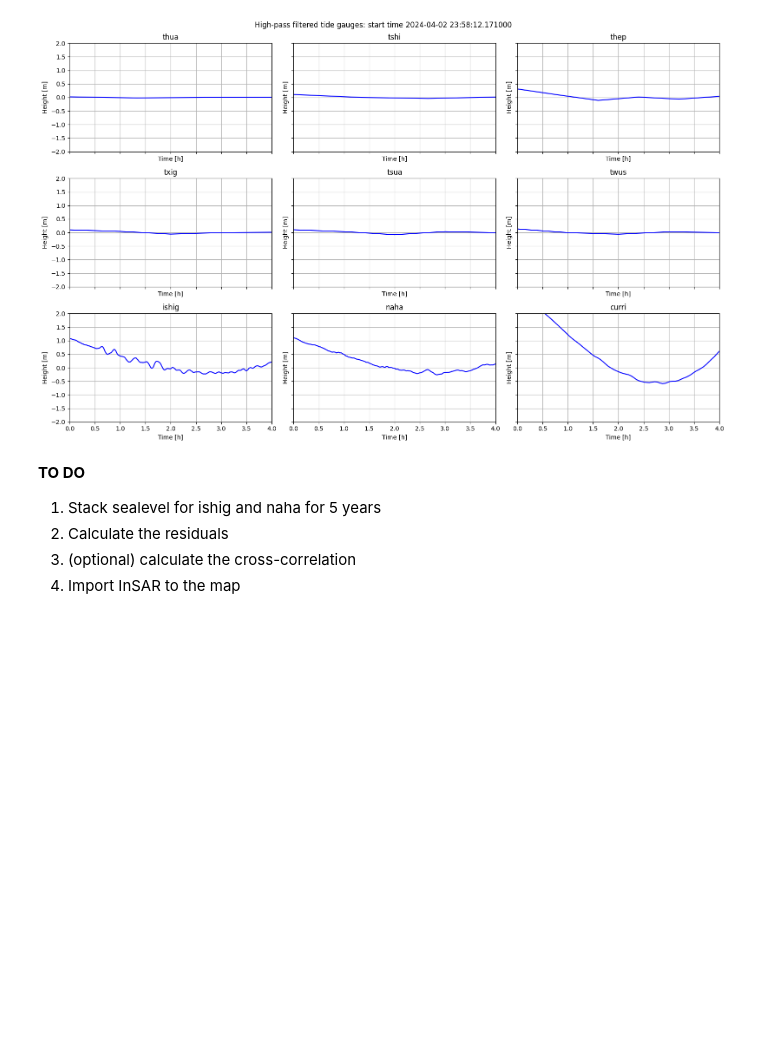
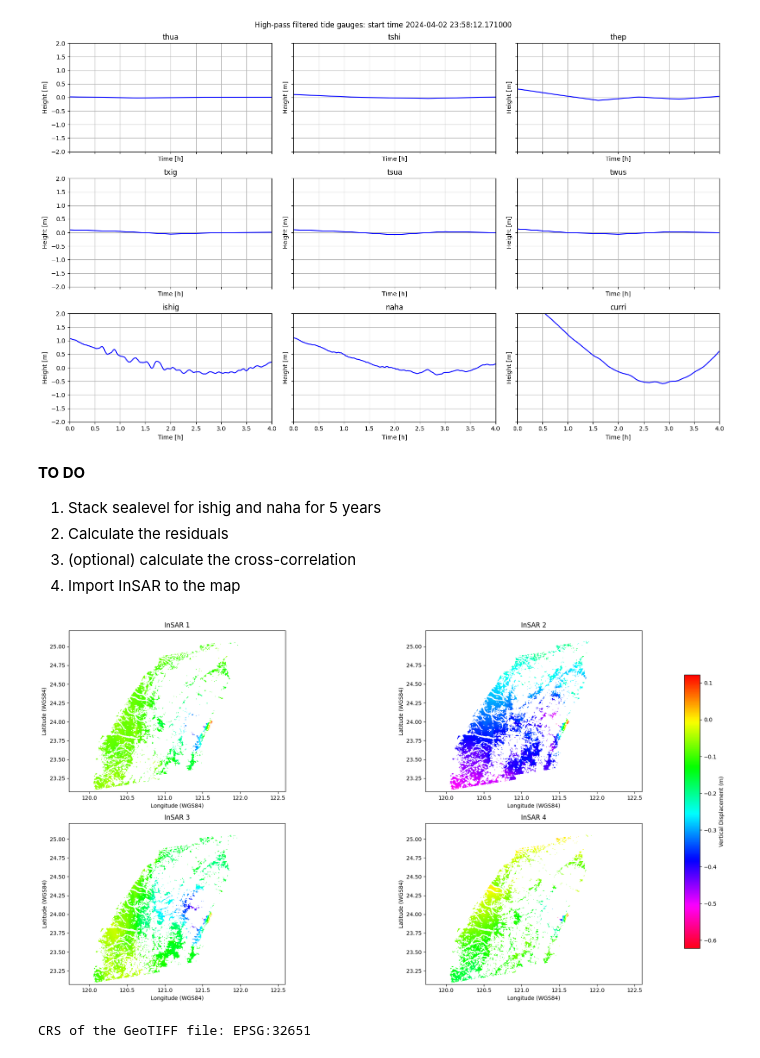
Before and after one commit to Benz-Poobua/Hualien-Earthquake-analysis, a Jupyter notebook: Hualien_Earthquake_Analysis.ipynb, the cells around one changed output. Saved outputs shown, nothing was run; the diff lists cells and outputs as text; code cells hidden in the pictures; blank space fills up the shorter version.

```diff
--- a/Hualien_Earthquake_Analysis.ipynb
+++ b/Hualien_Earthquake_Analysis.ipynb
@@ -630,4 +612,61 @@ plt.show()
 2. Calculate the residuals
 3. (optional) calculate the cross-correlation
 4. Import InSAR to the map
+# %%
+import rasterio
+from rasterio.plot import show
+from rasterio.crs import CRS
+from rasterio.warp import transform_bounds
+import matplotlib.pyplot as plt
+import matplotlib.colors as mcolors
+
+# URLs for the InSAR files
+insar1_file = 'https://github.com/Benz-Poobua/Hualien-Earthquake-analysis/raw/491977c1386f5762ada01fdda31589c2054a81da/S1AA_20240303T100131_20240408T100132_VVP036_INT80_G_weF_7BC1_vert_disp.tif'
+insar2_file = 'https://github.com/Benz-Poobua/Hualien-Earthquake-analysis/raw/491977c1386f5762ada01fdda31589c2054a81da/S1AA_20240315T100131_20240408T100132_VVP024_INT80_G_weF_F7D2_vert_disp.tif'
+insar3_file = 'https://github.com/Benz-Poobua/Hualien-Earthquake-analysis/raw/491977c1386f5762ada01fdda31589c2054a81da/S1AA_20240315T100131_20240420T100132_VVP036_INT80_G_weF_7BD0_vert_disp.tif'
+insar4_file = 'https://github.com/Benz-Poobua/Hualien-Earthquake-analysis/raw/491977c1386f5762ada01fdda31589c2054a81da/S1AA_20240315T100131_20240502T100133_VVR048_INT80_G_weF_372C_vert_disp.tif'
+
+# List of InSAR files
+insar_files = [insar1_file, insar2_file, insar3_file, insar4_file]
+
+# Titles for the subplots
+titles = ['InSAR 1', 'InSAR 2', 'InSAR 3', 'InSAR 4']
+
+# Create subplots
+fig, axs = plt.subplots(2, 2, figsize=(20, 10))
+
+# Loop through each InSAR file
+for i, insar_file in enumerate(insar_files):
+    row = i // 2
+    col = i % 2
+    with rasterio.open(insar_file) as src:
+        # Read the raster data
+        insar_data = src.read(1, masked = True)  # Assuming there's only one band
+
+        # Get the original CRS (Coordinate Reference System)
+        original_crs = src.crs
+
+        # Get the spatial extent in the original CRS
+        xmin, ymin, xmax, ymax = src.bounds
+
+        # Define the target CRS as WGS84
+        target_crs = CRS.from_epsg(4326)  # WGS84 EPSG code is 4326
+
+        # Transform the spatial extent to WGS84 projection
+        xmin_wgs84, ymin_wgs84, xmax_wgs84, ymax_wgs84 = transform_bounds(original_crs, target_crs, xmin, ymin, xmax, ymax)
+
+        # Plot the GeoTIFF data with reversed HSV colormap
+        axs[row, col].imshow(insar_data, extent=(xmin_wgs84, xmax_wgs84, ymin_wgs84, ymax_wgs84), cmap='hsv_r')
+        axs[row, col].set_title(titles[i])
+        axs[row, col].set_xlabel('Longitude (WGS84)')
+        axs[row, col].set_ylabel('Latitude (WGS84)')
+
+# add colorbar
+cbar_ax = fig.add_axes([0.92, 0.15, 0.02, 0.7])  # [left, bottom, width, height]
+cbar = fig.colorbar(mappable=axs[-1, -1].images[0], cax=cbar_ax, orientation='vertical', label='Vertical Displacement (m)')
+
+plt.tight_layout()
+plt.show()
+# %% [output]
+[figure, added]
 # %%
@@ -637,0 +723,13 @@ insar4 = gpd.read_file('https://github.com/Benz-Poobua/Hualien-Earthquake-analys
+# %%
+# URL for the InSAR file
+insar1_file = 'https://github.com/Benz-Poobua/Hualien-Earthquake-analysis/raw/491977c1386f5762ada01fdda31589c2054a81da/S1AA_20240303T100131_20240408T100132_VVP036_INT80_G_weF_7BC1_vert_disp.tif'
+
+# Open the GeoTIFF file
+with rasterio.open(insar1_file) as src:
+    # Get the CRS of the file
+    crs = src.crs
+
+# Print the CRS
+print("CRS of the GeoTIFF file:", crs)
+# %% [output]
+CRS of the GeoTIFF file: EPSG:32651
```
Also changed, not shown: parts of 6 cells of this notebook, 8 other files.
